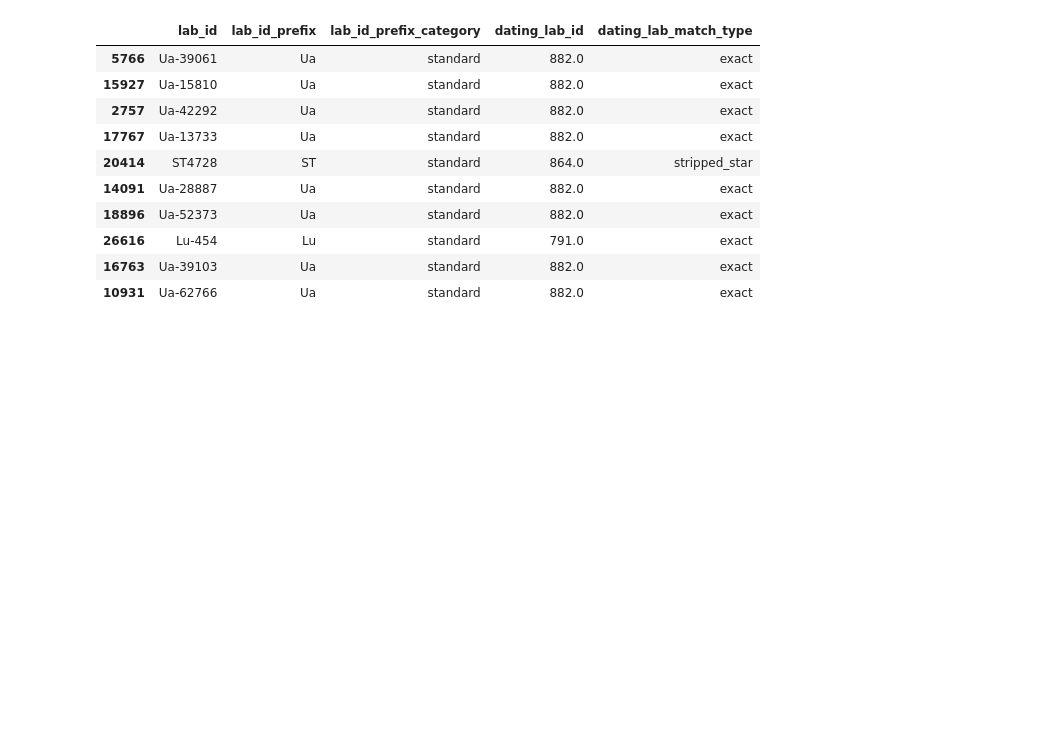
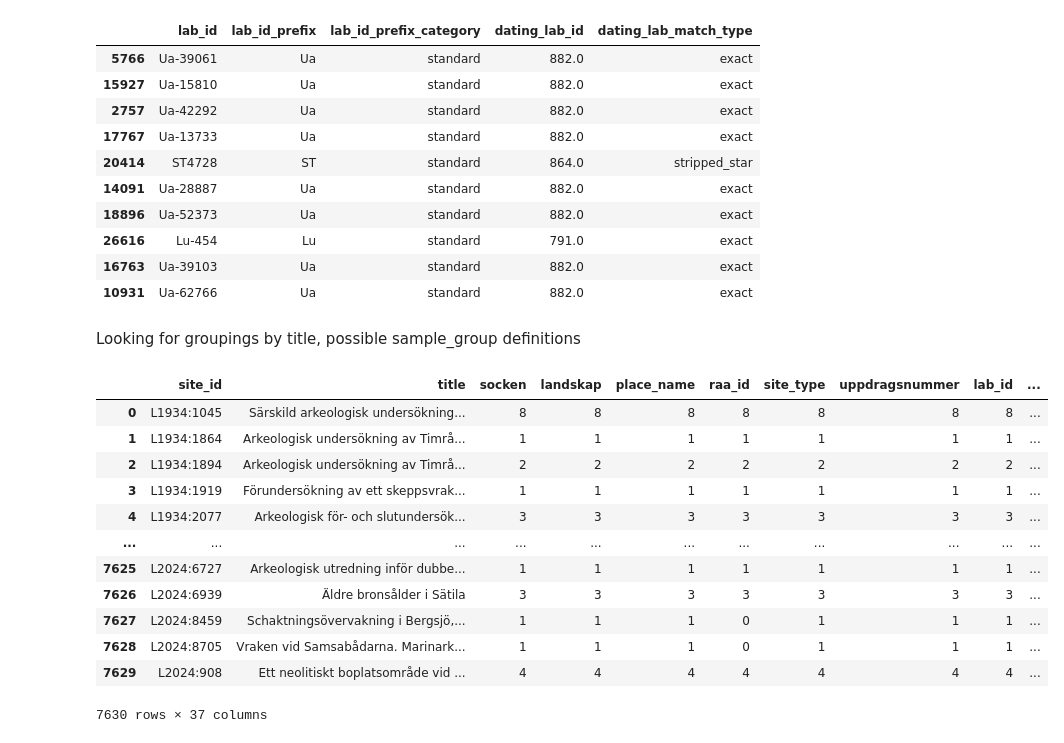
Before and after one commit to Br1CM/sead_strucke_data_cleaning, a Jupyter notebook: current/notebooks/exploration.ipynb, the cells around one changed output. Drawn from its saved outputs; the diff is of its cells as text; code cells hidden in the pictures; blank space fills up the shorter version.

```diff
--- a/current/notebooks/exploration.ipynb
+++ b/current/notebooks/exploration.ipynb
@@ -1150,3 +1150,21 @@ df[["lab_id", "lab_id_prefix", "lab_id_prefix_category", "dating_lab_id", "datin
 | 26616 | Lu-454 | Lu | standard | 791.0 | exact |
 | 16763 | Ua-39103 | Ua | standard | 882.0 | exact |
 | 10931 | Ua-62766 | Ua | standard | 882.0 | exact |
+# %% [markdown]
+Looking for groupings by title, possible sample_group definitions
+# %%
+df.groupby(['title'], as_index=False).count()
+# %% [output]
+|  | site_id | title | socken | landskap | place_name | raa_id | site_type | uppdragsnummer | lab_id | ... |
+| 0 | L1934:1045 | Särskild arkeologisk undersökning... | 8 | 8 | 8 | 8 | 8 | 8 | 8 | ... |
+| 1 | L1934:1864 | Arkeologisk undersökning av Timrå... | 1 | 1 | 1 | 1 | 1 | 1 | 1 | ... |
+| 2 | L1934:1894 | Arkeologisk undersökning av Timrå... | 2 | 2 | 2 | 2 | 2 | 2 | 2 | ... |
+| 3 | L1934:1919 | Förundersökning av ett skeppsvrak... | 1 | 1 | 1 | 1 | 1 | 1 | 1 | ... |
+| 4 | L1934:2077 | Arkeologisk för- och slutundersök... | 3 | 3 | 3 | 3 | 3 | 3 | 3 | ... |
+| ... | ... | ... | ... | ... | ... | ... | ... | ... | ... | ... |
+| 7625 | L2024:6727 | Arkeologisk utredning inför dubbe... | 1 | 1 | 1 | 1 | 1 | 1 | 1 | ... |
+| 7626 | L2024:6939 | Äldre bronsålder i Sätila | 3 | 3 | 3 | 3 | 3 | 3 | 3 | ... |
+| 7627 | L2024:8459 | Schaktningsövervakning i Bergsjö,... | 1 | 1 | 1 | 0 | 1 | 1 | 1 | ... |
+| 7628 | L2024:8705 | Vraken vid Samsabådarna. Marinark... | 1 | 1 | 1 | 0 | 1 | 1 | 1 | ... |
+| 7629 | L2024:908 | Ett neolitiskt boplatsområde vid ... | 4 | 4 | 4 | 4 | 4 | 4 | 4 | ... |
+7630 rows × 37 columns
```
Also changed, not shown: parts of 4 cells of this notebook, 1 other file.
